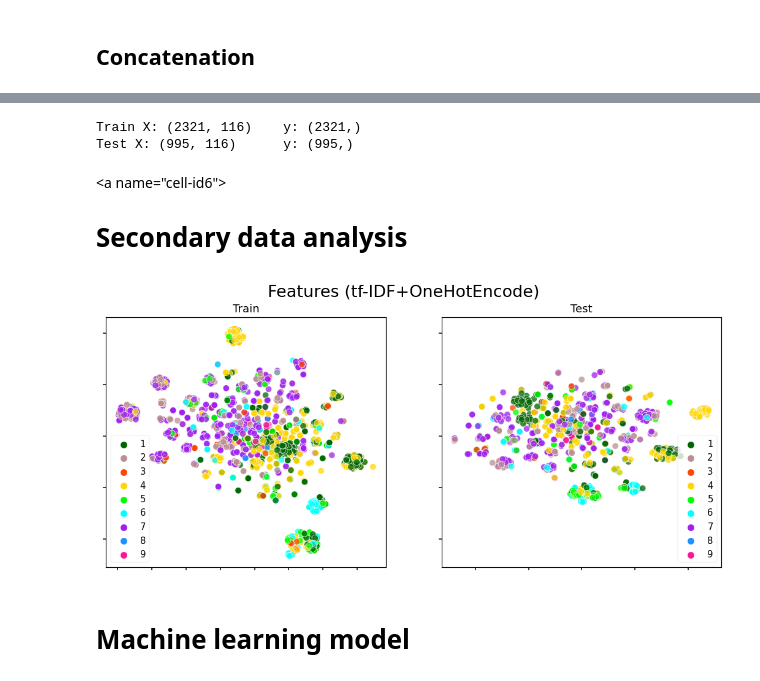
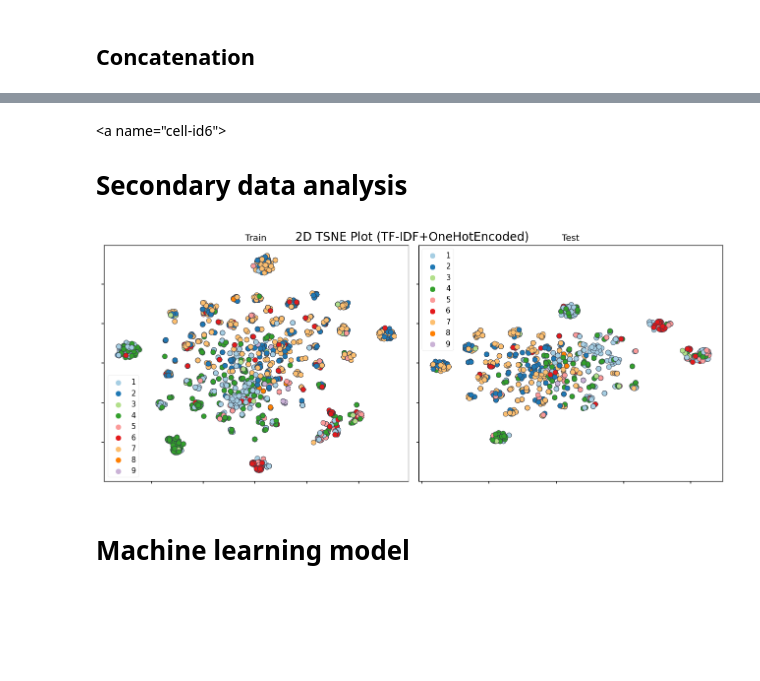
Before and after one commit to akshayonly/DL-Case-Study-Classifying-GM, a Jupyter notebook: Classifying_Genetic_Mutation_.ipynb, the cells around one changed output, grey strips where cells are left out. Saved outputs shown, nothing was run; the diff lists cells and outputs as text; code cells hidden in the pictures; blank space fills up the shorter version.

```diff
--- a/Classifying_Genetic_Mutation_.ipynb
+++ b/Classifying_Genetic_Mutation_.ipynb
@@ -58,14 +60,13 @@ from nltk.corpus import stopwords
 from string import punctuation
 
 from sklearn.manifold import TSNE
-from sklearn.decomposition import TruncatedSVD
+from sklearn.decomposition import TruncatedSVD, KernelPCA
 from sklearn.feature_extraction.text import TfidfVectorizer, CountVectorizer
 from sklearn.preprocessing import normalize, StandardScaler, LabelEncoder
 from sklearn.model_selection import GridSearchCV, train_test_split
 from sklearn.metrics import confusion_matrix, classification_report
 from sklearn.metrics import f1_score, balanced_accuracy_score
 
-from sklearn.svm import SVC
 from sklearn.linear_model import SGDClassifier
 from sklearn.ensemble import RandomForestClassifier
 from sklearn.neighbors import KNeighborsClassifier
@@ -76,8 +77,7 @@ warnings.filterwarnings("ignore")
 nltk.download('stopwords')
 nltk.download('punkt')
 
-palette = ['#006400', '#bc8f8f', '#ff4500', '#ffd700', '#00ff00',
-           '#00ffff', '#a020f0', '#1e90ff', '#ff1493']
+palette = sns.color_palette("Paired", 9)
 plt.style.use('seaborn-notebook')
 # %% [output]
 [nltk_data] Downloading package stopwords to /root/nltk_data...
@@ -423,38 +377,34 @@ test_reduced = np.hstack((tfidf_ts_text_reduced, ohe_ts_var_reduced,
-# %%
-print(f"Train X: {train_reduced.shape}\ty: {y_train.shape}")
-print(f"Test X: {test_reduced.shape}\ty: {y_test.shape}")
-# %% [output]
-Train X: (2321, 116)    y: (2321,)
-Test X: (995, 116)      y: (995,)
 # %% [markdown]
 <a name="cell-id6"></a>
 # Secondary data analysis
 # %%
 # Reducing dimension and projecting it onto 2D with t-SNE
-train_tsne = TSNE(n_components=2, perplexity=100).fit_transform(train)
+train_tsne = TSNE(n_components=2, perplexity=50).fit_transform(train)
 
 # Reducing dimension and projecting it onto 2D with t-SNE
-test_tsne = TSNE(n_components=2, perplexity=100).fit_transform(test)
+test_tsne = TSNE(n_components=2, perplexity=50).fit_transform(test)
 # %%
 fig, axes = plt.subplots(1, 2, figsize=(12, 5), dpi=108, sharey=True)
-fig.suptitle('Features (tf-IDF+OneHotEncode)', fontsize=18)
+fig.suptitle('2D TSNE Plot (TF-IDF+OneHotEncoded)', fontsize=16)
 
-sns.scatterplot(ax=axes[0], x=train_tsne[:,0], y=train_tsne[:,1], alpha=0.75,
-                hue=y_train, legend='full', palette=palette)
+sns.scatterplot(ax=axes[0], x=train_tsne[:,0], y=train_tsne[:,1],
+                edgecolor='#353b48', hue=y_train, legend='full',
+                palette=palette, s=45)
 axes[0].set_title("Train")
 axes[0].set_yticklabels([])
 axes[0].set_xticklabels([])
 axes[0].grid(False)
 
-sns.scatterplot(ax=axes[1], x=test_tsne[:,0], y=test_tsne[:,1], alpha=0.75,
-                hue=y_test, legend='full', palette=palette)
+sns.scatterplot(ax=axes[1], x=test_tsne[:,0], y=test_tsne[:,1],
+                edgecolor='#353b48',
+                hue=y_test, legend='full', palette=palette, s=45)
 axes[1].set_title("Test")
 axes[1].set_yticklabels([])
 axes[1].set_xticklabels([])
 axes[1].grid(False)
-
-fig.savefig('QWERTT.png', dpi=300)
+plt.tight_layout()
+plt.savefig('2D-TSNE-Plot.png', dpi=256)
 # %% [output]
-[figure, old version]
+[figure, new version]
 # %% [markdown]
 # Machine learning model
```
Also changed, not shown: parts of 48 cells of this notebook.
